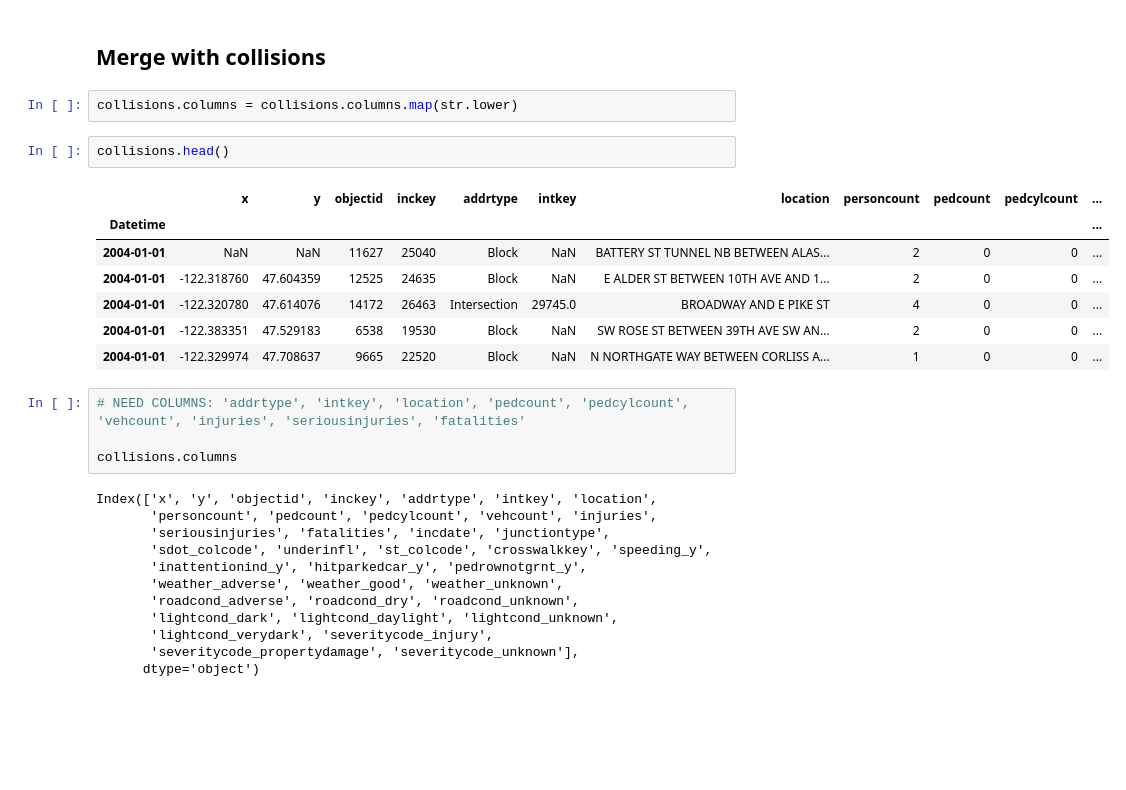
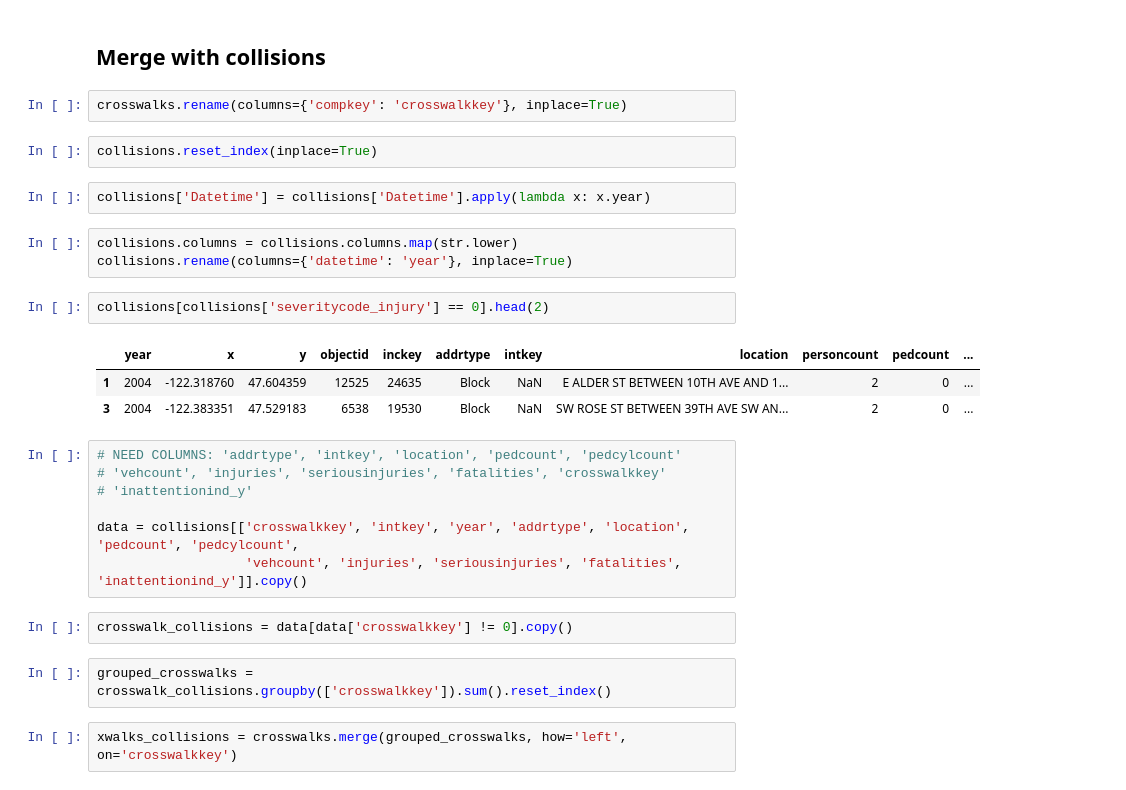
Before and after one commit to DataCircles/traffic_collisions_ml_team1, a Jupyter notebook: notebooks/cindy_crosswalks.ipynb, the cells around one changed output. Saved outputs shown, nothing was run; the diff lists cells and outputs as text; blank space fills up the shorter version.

Commit message:
merge crosswalk with collisions

```diff
--- a/notebooks/cindy_crosswalks.ipynb
+++ b/notebooks/cindy_crosswalks.ipynb
@@ -139,30 +141,30 @@ crosswalks[crosswalks['midblock_crosswalk'] == 'Y']
 # %% [markdown]
 ## Merge with collisions
+# %%
+crosswalks.rename(columns={'compkey': 'crosswalkkey'}, inplace=True)
+# %%
+collisions.reset_index(inplace=True)
+# %%
+collisions['Datetime'] = collisions['Datetime'].apply(lambda x: x.year)
 # %%
 collisions.columns = collisions.columns.map(str.lower)
+collisions.rename(columns={'datetime': 'year'}, inplace=True)
 # %%
-collisions.head()
+collisions[collisions['severitycode_injury'] == 0].head(2)
 # %% [output]
-|  | x | y | objectid | inckey | addrtype | intkey | location | personcount | pedcount | pedcylcount | ... |
-| Datetime |  |  |  |  |  |  |  |  |  |  | ... |
-| 2004-01-01 | NaN | NaN | 11627 | 25040 | Block | NaN | BATTERY ST TUNNEL NB BETWEEN ALAS... | 2 | 0 | 0 | ... |
-| 2004-01-01 | -122.318760 | 47.604359 | 12525 | 24635 | Block | NaN | E ALDER ST BETWEEN 10TH AVE AND 1... | 2 | 0 | 0 | ... |
-| 2004-01-01 | -122.320780 | 47.614076 | 14172 | 26463 | Intersection | 29745.0 | BROADWAY AND E PIKE ST | 4 | 0 | 0 | ... |
-| 2004-01-01 | -122.383351 | 47.529183 | 6538 | 19530 | Block | NaN | SW ROSE ST BETWEEN 39TH AVE SW AN... | 2 | 0 | 0 | ... |
-| 2004-01-01 | -122.329974 | 47.708637 | 9665 | 22520 | Block | NaN | N NORTHGATE WAY BETWEEN CORLISS A... | 1 | 0 | 0 | ... |
+|  | year | x | y | objectid | inckey | addrtype | intkey | location | personcount | pedcount | ... |
+| 1 | 2004 | -122.318760 | 47.604359 | 12525 | 24635 | Block | NaN | E ALDER ST BETWEEN 10TH AVE AND 1... | 2 | 0 | ... |
+| 3 | 2004 | -122.383351 | 47.529183 | 6538 | 19530 | Block | NaN | SW ROSE ST BETWEEN 39TH AVE SW AN... | 2 | 0 | ... |
 # %%
-# NEED COLUMNS: 'addrtype', 'intkey', 'location', 'pedcount', 'pedcylcount', 'vehcount', 'injuries', 'seriousinjuries', 'fatalities'
+# NEED COLUMNS: 'addrtype', 'intkey', 'location', 'pedcount', 'pedcylcount'
+# 'vehcount', 'injuries', 'seriousinjuries', 'fatalities', 'crosswalkkey'
+# 'inattentionind_y'
 
-collisions.columns
+data = collisions[['crosswalkkey', 'intkey', 'year', 'addrtype', 'location', 'pedcount', 'pedcylcount',
+                   'vehcount', 'injuries', 'seriousinjuries', 'fatalities', 'inattentionind_y']].copy()
-# %% [output]
-Index(['x', 'y', 'objectid', 'inckey', 'addrtype', 'intkey', 'location',
-       'personcount', 'pedcount', 'pedcylcount', 'vehcount', 'injuries',
-       'seriousinjuries', 'fatalities', 'incdate', 'junctiontype',
-       'sdot_colcode', 'underinfl', 'st_colcode', 'crosswalkkey', 'speeding_y',
-       'inattentionind_y', 'hitparkedcar_y', 'pedrownotgrnt_y',
-       'weather_adverse', 'weather_good', 'weather_unknown',
-       'roadcond_adverse', 'roadcond_dry', 'roadcond_unknown',
-       'lightcond_dark', 'lightcond_daylight', 'lightcond_unknown',
-       'lightcond_verydark', 'severitycode_injury',
-       'severitycode_propertydamage', 'severitycode_unknown'],
-      dtype='object')
+# %%
+crosswalk_collisions = data[data['crosswalkkey'] != 0].copy()
+# %%
+grouped_crosswalks = crosswalk_collisions.groupby(['crosswalkkey']).sum().reset_index()
+# %%
+xwalks_collisions = crosswalks.merge(grouped_crosswalks, how='left', on='crosswalkkey')
```
Also changed, not shown: parts of 8 cells of this notebook.
